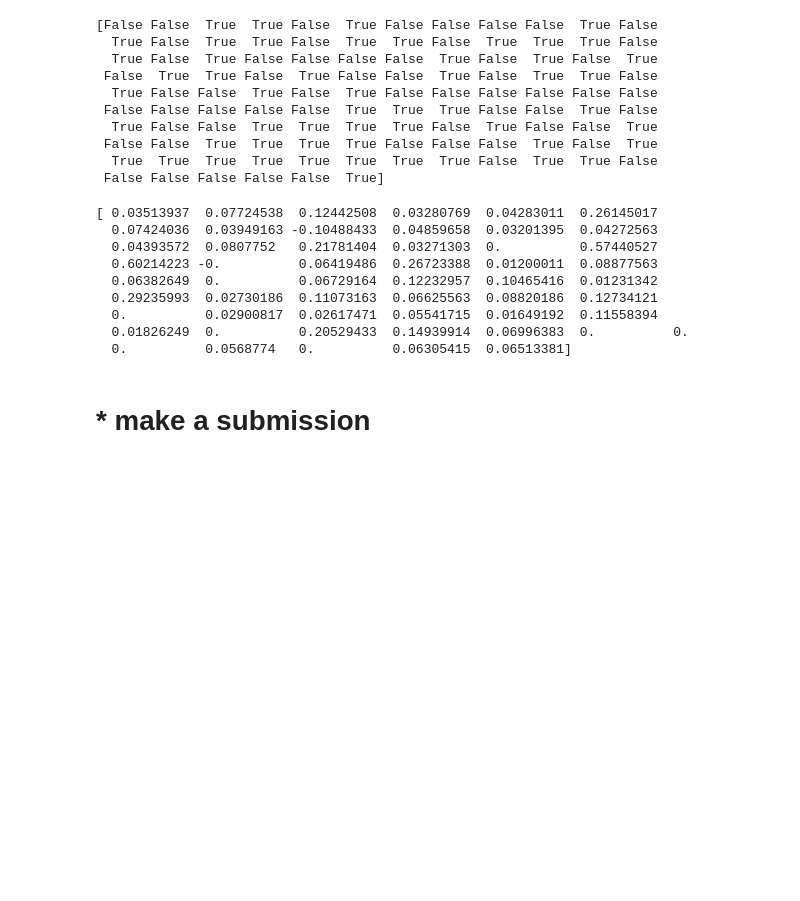
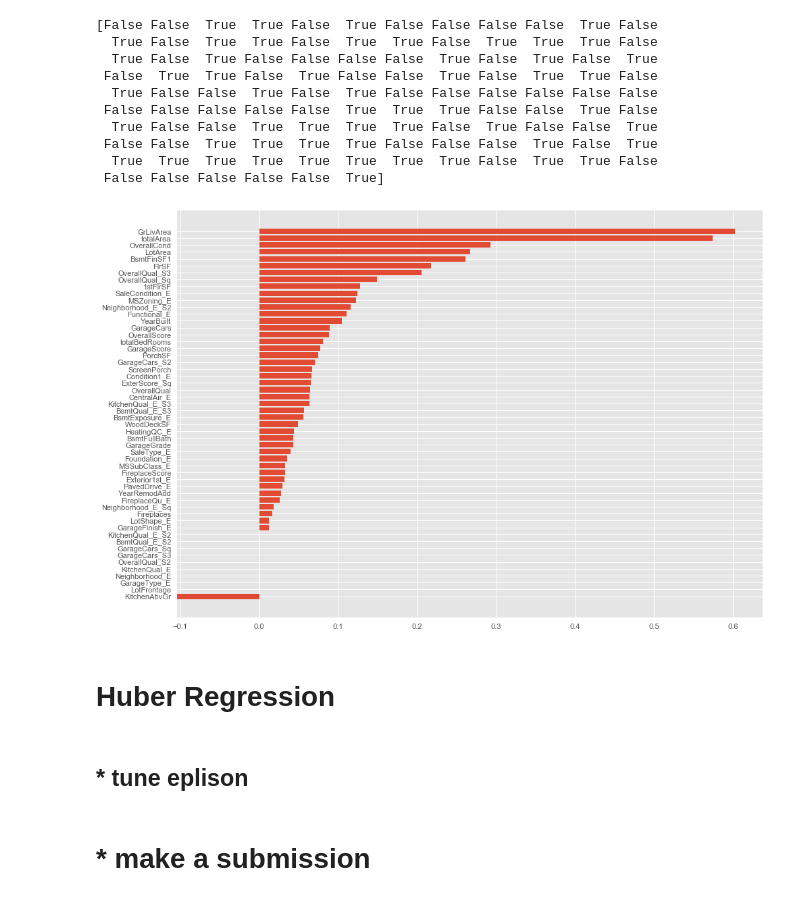
Before and after one commit to dolremi/Housing_Price, a Jupyter notebook: notebook/Linear model.ipynb, the cells around one changed output. Cells and saved outputs as stored; diff of their text form; code cells hidden in the pictures; blank space fills up the shorter version.

Commit message:
Coef Plot Added. Doing Huber Regression

```diff
--- a/notebook/Linear model.ipynb
+++ b/notebook/Linear model.ipynb
@@ -82,5 +77,6 @@ RandomizedSearchCV(cv=None, error_score='raise',
 # %%
-alpha_Lasso = tuner.best_estimator_.alpha
+#alpha_Lasso = tuner.best_estimator_.alpha
+alpha_Lasso = 0.000248109691441
 print(alpha_Lasso)
 # %% [output]
 0.000248109691441
@@ -139,20 +135,26 @@ print(mask_rlasso)
  False False  True  True  True  True False False False  True False  True
   True  True  True  True  True  True  True  True False  True  True False
  False False False False False  True]
-# %%
-# return masked coffecient
-coef_mlasso = mlasso.coef_
-print(coef_mlasso)
-# %% [output]
-[ 0.03513937  0.07724538  0.12442508  0.03280769  0.04283011  0.26145017
-  0.07424036  0.03949163 -0.10488433  0.04859658  0.03201395  0.04272563
-  0.04393572  0.0807752   0.21781404  0.03271303  0.          0.57440527
-  0.60214223 -0.          0.06419486  0.26723388  0.01200011  0.08877563
-  0.06382649  0.          0.06729164  0.12232957  0.10465416  0.01231342
-  0.29235993  0.02730186  0.11073163  0.06625563  0.08820186  0.12734121
-  0.          0.02900817  0.02617471  0.05541715  0.01649192  0.11558394
-  0.01826249  0.          0.20529433  0.14939914  0.06996383  0.          0.
-  0.          0.0568774   0.          0.06305415  0.06513381]
+# %%
+# return masked coffecient
+coef_mlasso = mlasso.coef_
+
+# plot coffecient
+name_mlasso = X_train.columns[mask_rlasso]
+coef_dict_mlasso = dict(zip(name_mlasso,coef_mlasso))
+coef_dict_mlasso = sorted(coef_dict_mlasso.items(), key=operator.itemgetter(1))
+coef_dict_mlasso = dict((x, y) for x, y in coef_dict_mlasso)
+plt.figure(num=None, figsize=(14, 10), dpi=80, facecolor='w', edgecolor='k')
+import warnings
+plt.barh(range(len(coef_dict_mlasso)), coef_dict_mlasso.values(), align='center')
+plt.yticks(range(len(coef_dict_mlasso)), coef_dict_mlasso.keys())
+warnings.filterwarnings('ignore')
+# %% [output]
+[figure, added]
+# %% [markdown]
+# Huber Regression
+# %% [markdown]
+## * tune eplison
 # %% [markdown]
 # * make a submission
 # %%
```
Also changed, not shown: parts of 3 cells of this notebook.
